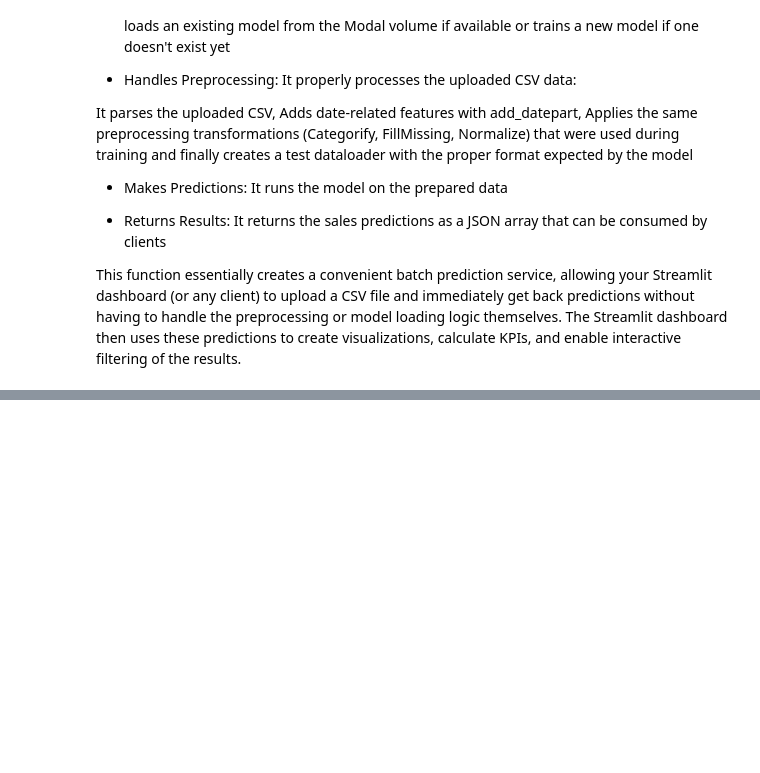
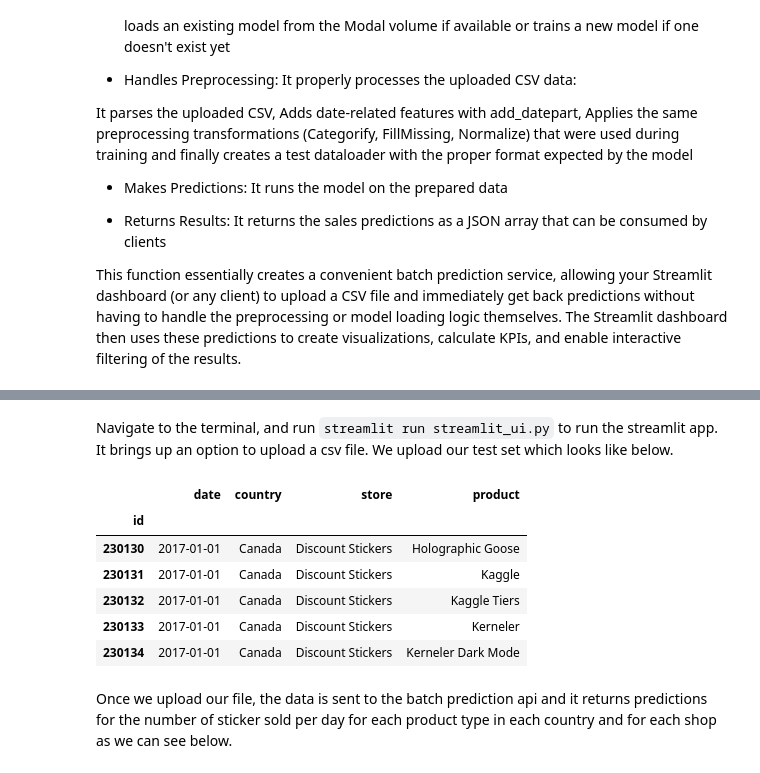
Before and after one commit to flexible-functions-ai/sticker_sales_model_deployment, a Jupyter notebook: explanation.ipynb, the cells around one changed output, grey strips where cells are left out. Cells and saved outputs as stored; diff of their text form; code cells hidden in the pictures; blank space fills up the shorter version.

```diff
--- a/explanation.ipynb
+++ b/explanation.ipynb
@@ -822,0 +1184,14 @@ This pattern creates a smoother deployment experience where your model is prepar
+# %% [markdown]
+Navigate to the terminal, and run `streamlit run streamlit_ui.py` to run the streamlit app. It brings up an option to upload a csv file. We upload our test set which looks like below.
+# %%
+test_df.head()
+# %% [output]
+|  | date | country | store | product |
+| id |  |  |  |  |
+| 230130 | 2017-01-01 | Canada | Discount Stickers | Holographic Goose |
+| 230131 | 2017-01-01 | Canada | Discount Stickers | Kaggle |
+| 230132 | 2017-01-01 | Canada | Discount Stickers | Kaggle Tiers |
+| 230133 | 2017-01-01 | Canada | Discount Stickers | Kerneler |
+| 230134 | 2017-01-01 | Canada | Discount Stickers | Kerneler Dark Mode |
+# %% [markdown]
+Once we upload our file, the data is sent to the batch prediction api and it returns predictions for the number of sticker sold per day for each product type in each country and for each shop as we can see below.
```
Also changed, not shown: parts of 10 cells of this notebook.
